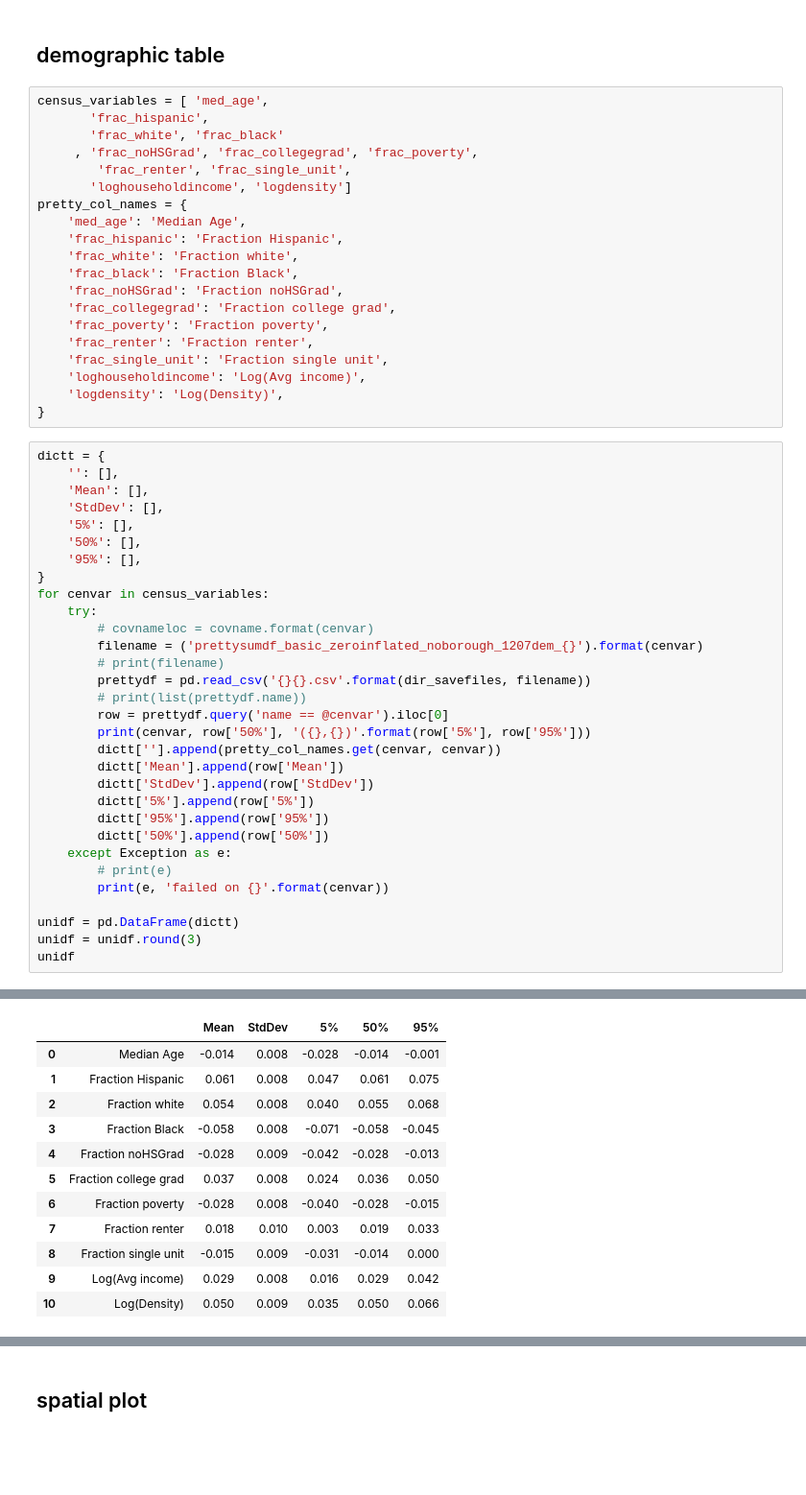
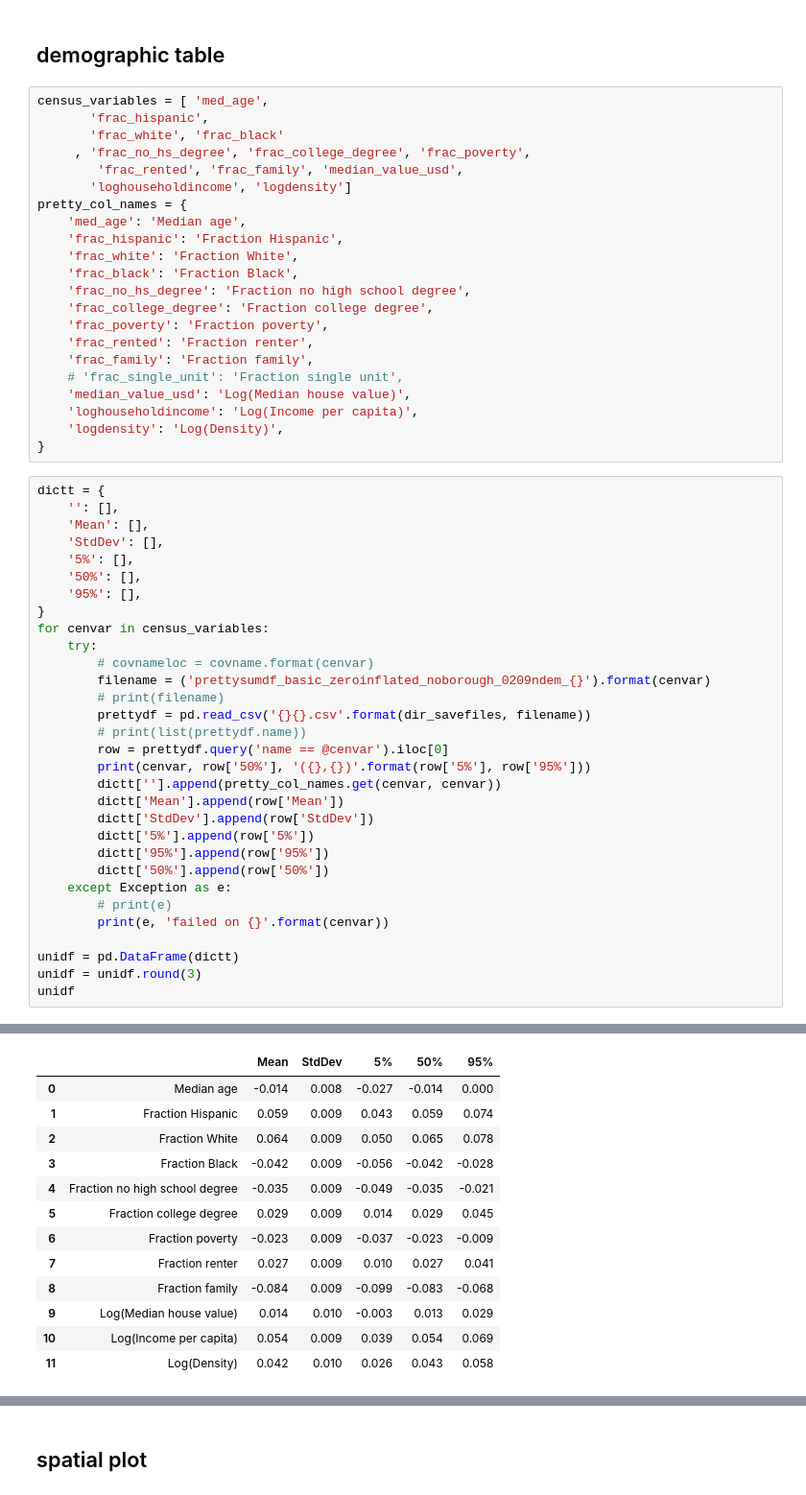
Before and after one commit to xingyao518/spatial_underreporting_crowdsourcing, a Jupyter notebook: nyc/nyc_visualize_all.ipynb, the cells around one changed output, grey strips where cells are left out. Shown at 96% size. Drawn from its saved outputs; the diff is of its cells as text; blank space fills up the shorter version.

Commit message:
Updated summary stats table

```diff
--- a/nyc/nyc_visualize_all.ipynb
+++ b/nyc/nyc_visualize_all.ipynb
@@ -223,20 +227,22 @@ prettysumdf_basic_zeroinflated_1115nycbasic200
 census_variables = [ 'med_age',
        'frac_hispanic',
        'frac_white', 'frac_black'
-     , 'frac_noHSGrad', 'frac_collegegrad', 'frac_poverty',
-        'frac_renter', 'frac_single_unit',
+     , 'frac_no_hs_degree', 'frac_college_degree', 'frac_poverty',
+        'frac_rented', 'frac_family', 'median_value_usd',
        'loghouseholdincome', 'logdensity']
 pretty_col_names = {
-    'med_age': 'Median Age',
+    'med_age': 'Median age',
     'frac_hispanic': 'Fraction Hispanic',
-    'frac_white': 'Fraction white',
+    'frac_white': 'Fraction White',
     'frac_black': 'Fraction Black',
-    'frac_noHSGrad': 'Fraction noHSGrad',
-    'frac_collegegrad': 'Fraction college grad',
+    'frac_no_hs_degree': 'Fraction no high school degree',
+    'frac_college_degree': 'Fraction college degree',
     'frac_poverty': 'Fraction poverty',
-    'frac_renter': 'Fraction renter',
-    'frac_single_unit': 'Fraction single unit',
-    'loghouseholdincome': 'Log(Avg income)',
+    'frac_rented': 'Fraction renter',
+    'frac_family': 'Fraction family',
+    # 'frac_single_unit': 'Fraction single unit',
+    'median_value_usd': 'Log(Median house value)',
+    'loghouseholdincome': 'Log(Income per capita)',
     'logdensity': 'Log(Density)',
 }
 # %%
@@ -251,7 +257,7 @@ dictt = {
 for cenvar in census_variables:
     try:
         # covnameloc = covname.format(cenvar)
-        filename = ('prettysumdf_basic_zeroinflated_noborough_1207dem_{}').format(cenvar)
+        filename = ('prettysumdf_basic_zeroinflated_noborough_0209ndem_{}').format(cenvar)
         # print(filename)
         prettydf = pd.read_csv('{}{}.csv'.format(dir_savefiles, filename))
         # print(list(prettydf.name))
@@ -285,14 +292,15 @@ logdensity 0.0503194 (0.034775,0.0655704)
 |  |  | Mean | StdDev | 5% | 50% | 95% |
-| 0 | Median Age | -0.014 | 0.008 | -0.028 | -0.014 | -0.001 |
-| 1 | Fraction Hispanic | 0.061 | 0.008 | 0.047 | 0.061 | 0.075 |
-| 2 | Fraction white | 0.054 | 0.008 | 0.040 | 0.055 | 0.068 |
-| 3 | Fraction Black | -0.058 | 0.008 | -0.071 | -0.058 | -0.045 |
-| 4 | Fraction noHSGrad | -0.028 | 0.009 | -0.042 | -0.028 | -0.013 |
-| 5 | Fraction college grad | 0.037 | 0.008 | 0.024 | 0.036 | 0.050 |
-| 6 | Fraction poverty | -0.028 | 0.008 | -0.040 | -0.028 | -0.015 |
-| 7 | Fraction renter | 0.018 | 0.010 | 0.003 | 0.019 | 0.033 |
-| 8 | Fraction single unit | -0.015 | 0.009 | -0.031 | -0.014 | 0.000 |
-| 9 | Log(Avg income) | 0.029 | 0.008 | 0.016 | 0.029 | 0.042 |
-| 10 | Log(Density) | 0.050 | 0.009 | 0.035 | 0.050 | 0.066 |
+| 0 | Median age | -0.014 | 0.008 | -0.027 | -0.014 | 0.000 |
+| 1 | Fraction Hispanic | 0.059 | 0.009 | 0.043 | 0.059 | 0.074 |
+| 2 | Fraction White | 0.064 | 0.009 | 0.050 | 0.065 | 0.078 |
+| 3 | Fraction Black | -0.042 | 0.009 | -0.056 | -0.042 | -0.028 |
+| 4 | Fraction no high school degree | -0.035 | 0.009 | -0.049 | -0.035 | -0.021 |
+| 5 | Fraction college degree | 0.029 | 0.009 | 0.014 | 0.029 | 0.045 |
+| 6 | Fraction poverty | -0.023 | 0.009 | -0.037 | -0.023 | -0.009 |
+| 7 | Fraction renter | 0.027 | 0.009 | 0.010 | 0.027 | 0.041 |
+| 8 | Fraction family | -0.084 | 0.009 | -0.099 | -0.083 | -0.068 |
+| 9 | Log(Median house value) | 0.014 | 0.010 | -0.003 | 0.013 | 0.029 |
+| 10 | Log(Income per capita) | 0.054 | 0.009 | 0.039 | 0.054 | 0.069 |
+| 11 | Log(Density) | 0.042 | 0.010 | 0.026 | 0.043 | 0.058 |
 # %%
 caption = 'Census Tract Demographic coefficients'
```
Also changed, not shown: parts of 11 cells of this notebook, 1 other file.
